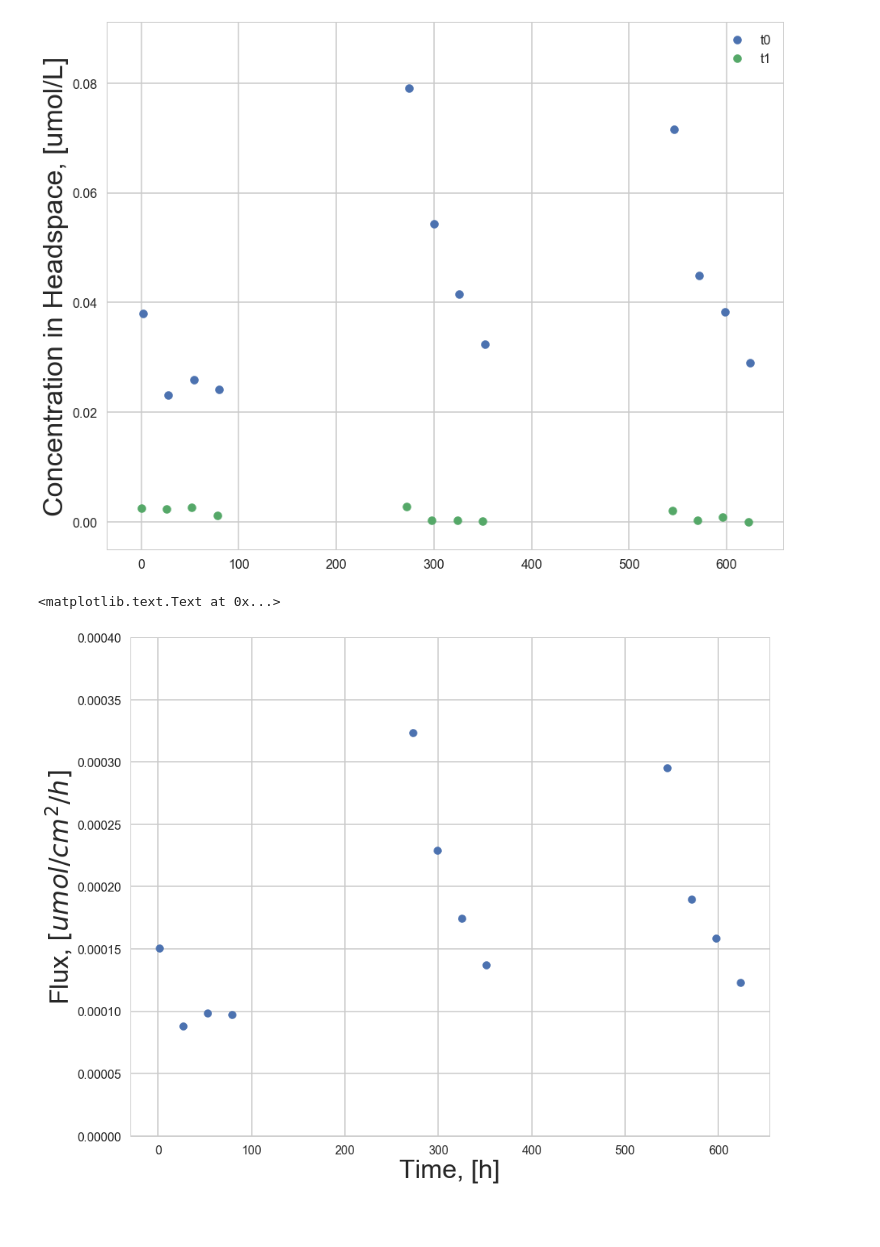
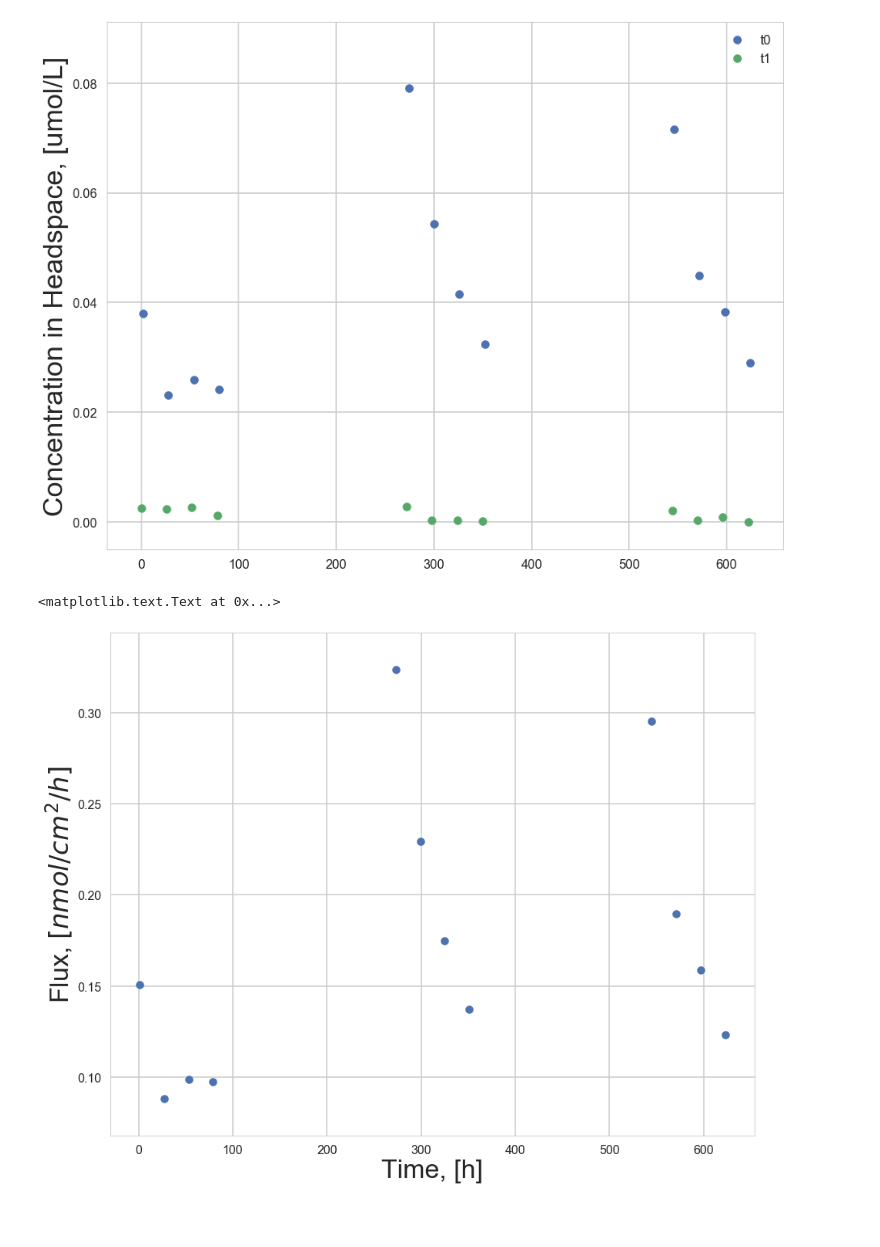
Before and after one commit to biogeochemistry/PorousMediaLab, a Jupyter notebook: examples/Tracer gas/tracer_gas_in_column.ipynb, the cells around one changed output. Saved outputs shown, nothing was run; the diff lists cells and outputs as text; code cells hidden in the pictures.

```diff
--- a/examples/Tracer gas/tracer_gas_in_column.ipynb
+++ b/examples/Tracer gas/tracer_gas_in_column.ipynb
@@ -16,7 +26,7 @@ plt.rcParams['figure.figsize'] = 15, 12
 # %%
-from measurements import *
+from measurements import Ch, C1, C2, C3, Tm, zm, D_SF6w, D_SF6g, Kh, phi_m, z_phi, Vh, SA, D_column, Vi, Ci, Ti, SF6_Hcc
 
 dT = Tm[1::2] - Tm[::2]
-dCh = (Ch[1::2] - Ch[::2])/1000
+dCh = (Ch[1::2] - Ch[::2])
 Mi = Ci*Vi # mass injected
 h_inj = Vi/SA/phi[x==18]
@@ -114,11 +115,11 @@ plt.legend()
 [figure]
 # %%
 plt.scatter(Tm[::2]+1, dCh*Vh/SA/dT)
-plt.ylim([0, 0.4e-3])
-plt.ylabel(r'Flux, $[umol/cm^2/h]$')
+# plt.ylim([0, 0.4e-3])
+plt.ylabel(r'Flux, $[nmol/cm^2/h]$')
 plt.xlabel('Time, [h]')
 # %% [output]
 <matplotlib.text.Text at 0x...>
-[figure, old version]
+[figure, new version]
 # %% [markdown]
 ###
```
Also changed, not shown: parts of 9 cells of this notebook, 3 other files.
